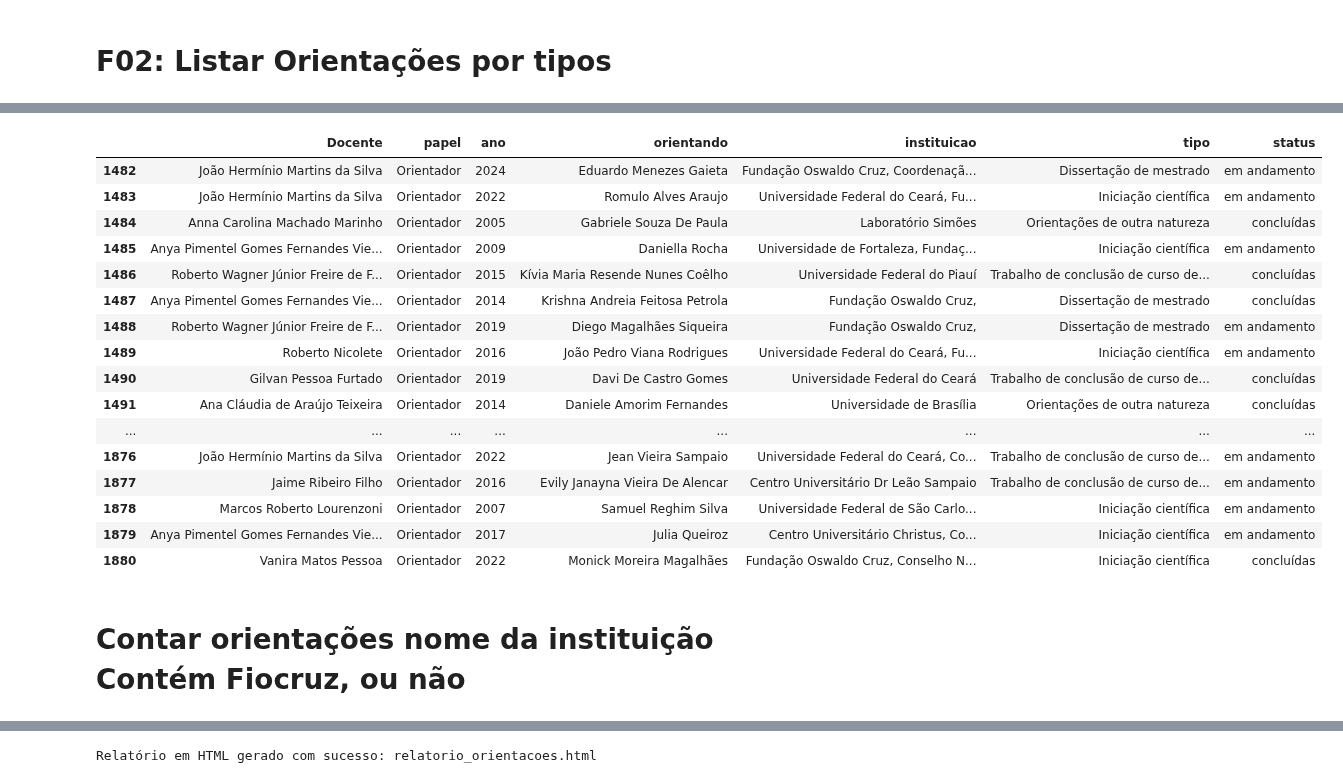
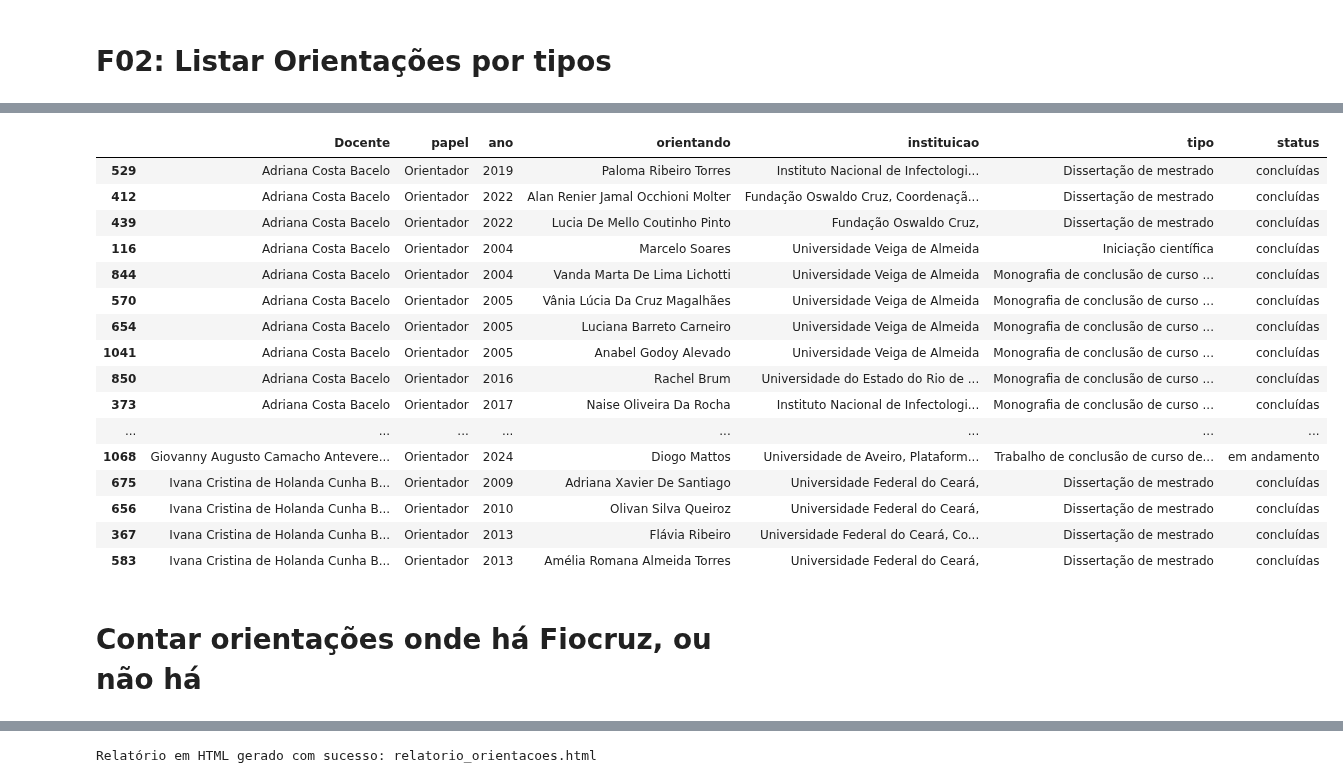
Before and after one commit to makaires77/ppgcs, a Jupyter notebook: nbk_eval_program_FIOCE.ipynb, the cells around one changed output, grey strips where cells are left out. Cells and saved outputs as stored; diff of their text form; code cells hidden in the pictures.

Commit message:
Concluída correção na extração e relatório das orientações

```diff
--- a/nbk_eval_program_FIOCE.ipynb
+++ b/nbk_eval_program_FIOCE.ipynb
@@ -790,4 +793,6 @@ lista_restante
 # %%
-# lista_dict_combinado = extract_remanescents(lista_restante, dict_list_actual)
-# lista_dict_combinado = scraper.extract_remanescents(lista_restante, dict_list_docents, termos_busca)
-# filepath = os.path.join(folder_data_input,'dict_list_docents.json')
+lista_dict_combinado = scraper.extract_remanescents(lista_restante, dict_list_docents, termos_busca)
+filepath = os.path.join(folder_data_input,'dict_list_docents.json')
+print(f'{len(lista_dict_combinado)} currículos extraídos')
+print('\n\nExemplo de dados dos artigos:')
+[x.get('Produções') for x in lista_dict_combinado][0].get('Artigos completos publicados em periódicos')[0]
@@ -895,7 +895,7 @@ os.listdir(folder_data_output)
 # %%
 import os
 
-arquivos_para_excluir = ['docents_dict_list_old.json', 'docents_dict_list_old2.json', 'dict_list_temp.json', 'temp_dict_list.json']
+arquivos_para_excluir = ['temp_dict_list.json', 'dict_list_temp.json', 'docents_dict_list_old.json', 'docents_dict_list_old2.json']
 for arquivo in arquivos_para_excluir:
     pathfilename = os.path.join(os.getcwd(),'_data','in_csv',arquivo)
     try:
@@ -1052,0 +1006,7 @@ Total de títulos em todos períodos: 1450
+# %%
+try:
+    scraper.contar_artigos(dict_list_docents)
+except:
+    termos_busca = ['Fiocruz', 'Fundação Oswaldo Cruz', 'Biotecnologia', 'RENORBIO', 'saúde']
+    scraper = LattesScraper(termos_busca, 'bolt://localhost:7687', 'neo4j', 'password', only_doctors=False)
+    scraper.contar_artigos(dict_list_docents)
@@ -1766,7 +1312,7 @@ for orientacao in orientacoes_roberto_nicolete:
 import pandas as pd
 
 # Gera a lista de orientações
-orientacoes_lista = extrair_orientacoes_geral(dict_list_docents)
+orientacoes_lista = scraper.organizar_orientacoes_geral(dict_list_docents)
 
 # Create the DataFrame
-df_orientacoes = pd.DataFrame(orientacoes_lista)
+df_orientacoes = pd.DataFrame(orientacoes_lista).sort_values(by=['Docente','status','tipo','ano'])
@@ -1773,23 +1362,23 @@ df_orientacoes = pd.DataFrame(orientacoes_lista)
 # %%
-k=1482
+k=1
 df_orientacoes[k:k+600]
 # %% [output]
 |  | Docente | papel | ano | orientando | instituicao | tipo | status |
-| 1482 | João Hermínio Martins da Silva | Orientador | 2024 | Eduardo Menezes Gaieta | Fundação Oswaldo Cruz, Coordenaçã... | Dissertação de mestrado | em andamento |
-| 1483 | João Hermínio Martins da Silva | Orientador | 2022 | Romulo Alves Araujo | Universidade Federal do Ceará, Fu... | Iniciação científica | em andamento |
-| 1484 | Anna Carolina Machado Marinho | Orientador | 2005 | Gabriele Souza De Paula | Laboratório Simões | Orientações de outra natureza | concluídas |
-| 1485 | Anya Pimentel Gomes Fernandes Vie... | Orientador | 2009 | Daniella Rocha | Universidade de Fortaleza, Fundaç... | Iniciação científica | em andamento |
-| 1486 | Roberto Wagner Júnior Freire de F... | Orientador | 2015 | Kívia Maria Resende Nunes Coêlho | Universidade Federal do Piauí | Trabalho de conclusão de curso de... | concluídas |
-| 1487 | Anya Pimentel Gomes Fernandes Vie... | Orientador | 2014 | Krishna Andreia Feitosa Petrola | Fundação Oswaldo Cruz, | Dissertação de mestrado | concluídas |
-| 1488 | Roberto Wagner Júnior Freire de F... | Orientador | 2019 | Diego Magalhães Siqueira | Fundação Oswaldo Cruz, | Dissertação de mestrado | em andamento |
-| 1489 | Roberto Nicolete | Orientador | 2016 | João Pedro Viana Rodrigues | Universidade Federal do Ceará, Fu... | Iniciação científica | em andamento |
-| 1490 | Gilvan Pessoa Furtado | Orientador | 2019 | Davi De Castro Gomes | Universidade Federal do Ceará | Trabalho de conclusão de curso de... | concluídas |
-| 1491 | Ana Cláudia de Araújo Teixeira | Orientador | 2014 | Daniele Amorim Fernandes | Universidade de Brasília | Orientações de outra natureza | concluídas |
+| 529 | Adriana Costa Bacelo | Orientador | 2019 | Paloma Ribeiro Torres | Instituto Nacional de Infectologi... | Dissertação de mestrado | concluídas |
+| 412 | Adriana Costa Bacelo | Orientador | 2022 | Alan Renier Jamal Occhioni Molter | Fundação Oswaldo Cruz, Coordenaçã... | Dissertação de mestrado | concluídas |
+| 439 | Adriana Costa Bacelo | Orientador | 2022 | Lucia De Mello Coutinho Pinto | Fundação Oswaldo Cruz, | Dissertação de mestrado | concluídas |
+| 116 | Adriana Costa Bacelo | Orientador | 2004 | Marcelo Soares | Universidade Veiga de Almeida | Iniciação científica | concluídas |
+| 844 | Adriana Costa Bacelo | Orientador | 2004 | Vanda Marta De Lima Lichotti | Universidade Veiga de Almeida | Monografia de conclusão de curso ... | concluídas |
+| 570 | Adriana Costa Bacelo | Orientador | 2005 | Vânia Lúcia Da Cruz Magalhães | Universidade Veiga de Almeida | Monografia de conclusão de curso ... | concluídas |
+| 654 | Adriana Costa Bacelo | Orientador | 2005 | Luciana Barreto Carneiro | Universidade Veiga de Almeida | Monografia de conclusão de curso ... | concluídas |
+| 1041 | Adriana Costa Bacelo | Orientador | 2005 | Anabel Godoy Alevado | Universidade Veiga de Almeida | Monografia de conclusão de curso ... | concluídas |
+| 850 | Adriana Costa Bacelo | Orientador | 2016 | Rachel Brum | Universidade do Estado do Rio de ... | Monografia de conclusão de curso ... | concluídas |
+| 373 | Adriana Costa Bacelo | Orientador | 2017 | Naise Oliveira Da Rocha | Instituto Nacional de Infectologi... | Monografia de conclusão de curso ... | concluídas |
 | ... | ... | ... | ... | ... | ... | ... | ... |
-| 1876 | João Hermínio Martins da Silva | Orientador | 2022 | Jean Vieira Sampaio | Universidade Federal do Ceará, Co... | Trabalho de conclusão de curso de... | em andamento |
-| 1877 | Jaime Ribeiro Filho | Orientador | 2016 | Evily Janayna Vieira De Alencar | Centro Universitário Dr Leão Sampaio | Trabalho de conclusão de curso de... | em andamento |
-| 1878 | Marcos Roberto Lourenzoni | Orientador | 2007 | Samuel Reghim Silva | Universidade Federal de São Carlo... | Iniciação científica | em andamento |
-| 1879 | Anya Pimentel Gomes Fernandes Vie... | Orientador | 2017 | Julia Queiroz | Centro Universitário Christus, Co... | Iniciação científica | em andamento |
-| 1880 | Vanira Matos Pessoa | Orientador | 2022 | Monick Moreira Magalhães | Fundação Oswaldo Cruz, Conselho N... | Iniciação científica | concluídas |
+| 1068 | Giovanny Augusto Camacho Antevere... | Orientador | 2024 | Diogo Mattos | Universidade de Aveiro, Plataform... | Trabalho de conclusão de curso de... | em andamento |
+| 675 | Ivana Cristina de Holanda Cunha B... | Orientador | 2009 | Adriana Xavier De Santiago | Universidade Federal do Ceará, | Dissertação de mestrado | concluídas |
+| 656 | Ivana Cristina de Holanda Cunha B... | Orientador | 2010 | Olivan Silva Queiroz | Universidade Federal do Ceará, | Dissertação de mestrado | concluídas |
+| 367 | Ivana Cristina de Holanda Cunha B... | Orientador | 2013 | Flávia Ribeiro | Universidade Federal do Ceará, Co... | Dissertação de mestrado | concluídas |
+| 583 | Ivana Cristina de Holanda Cunha B... | Orientador | 2013 | Amélia Romana Almeida Torres | Universidade Federal do Ceará, | Dissertação de mestrado | concluídas |
 # %% [markdown]
-# Contar orientações nome da instituição Contém Fiocruz, ou não
+# Contar orientações onde há Fiocruz, ou não há
```
Also changed, not shown: parts of 136 cells of this notebook, 4 other files.
